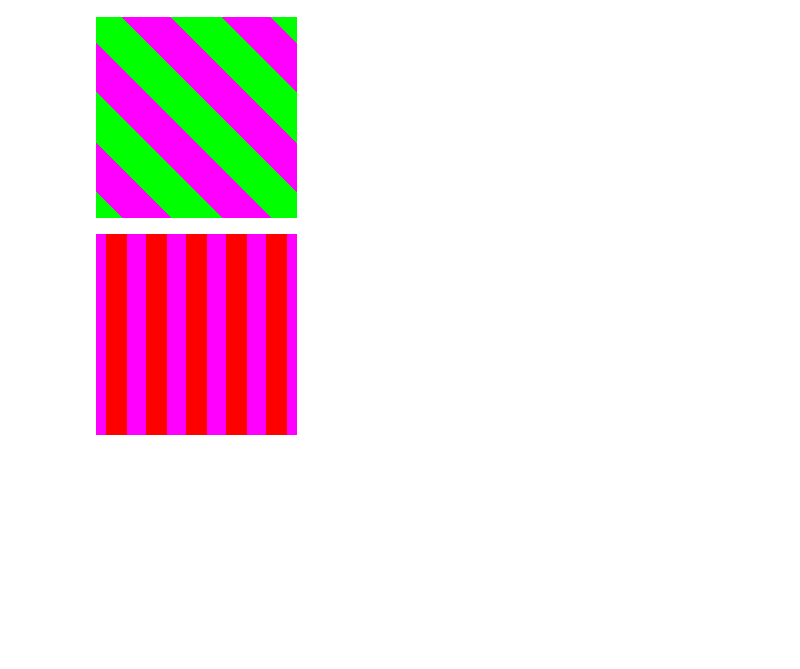
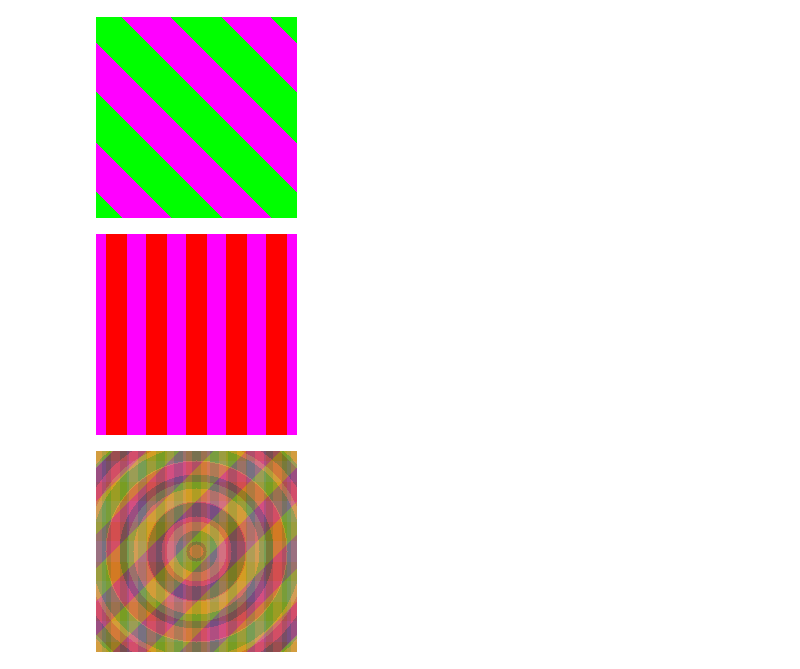
Before and after one commit to emannes/library-of-images, a Jupyter notebook: library.ipynb, the cells around one changed output. Drawn from its saved outputs; the diff is of its cells as text; code cells hidden in the pictures; blank space fills up the shorter version.

```diff
--- a/library.ipynb
+++ b/library.ipynb
@@ -54,0 +59,4 @@ im_x4
+# %%
+im_2s[1]
+# %% [output]
+[figure, added]
```
Also changed, not shown: parts of 18 cells of this notebook.
